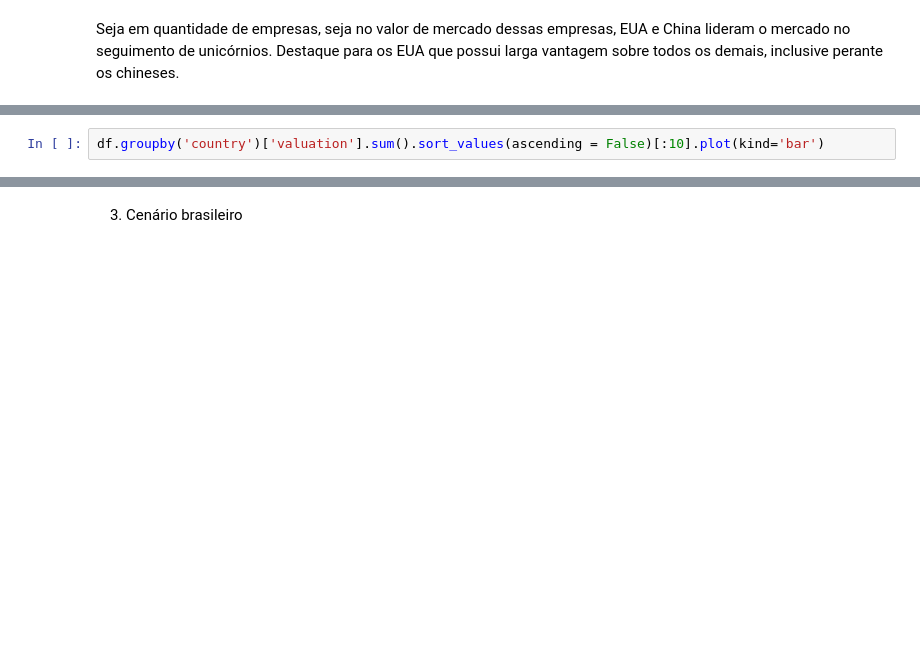
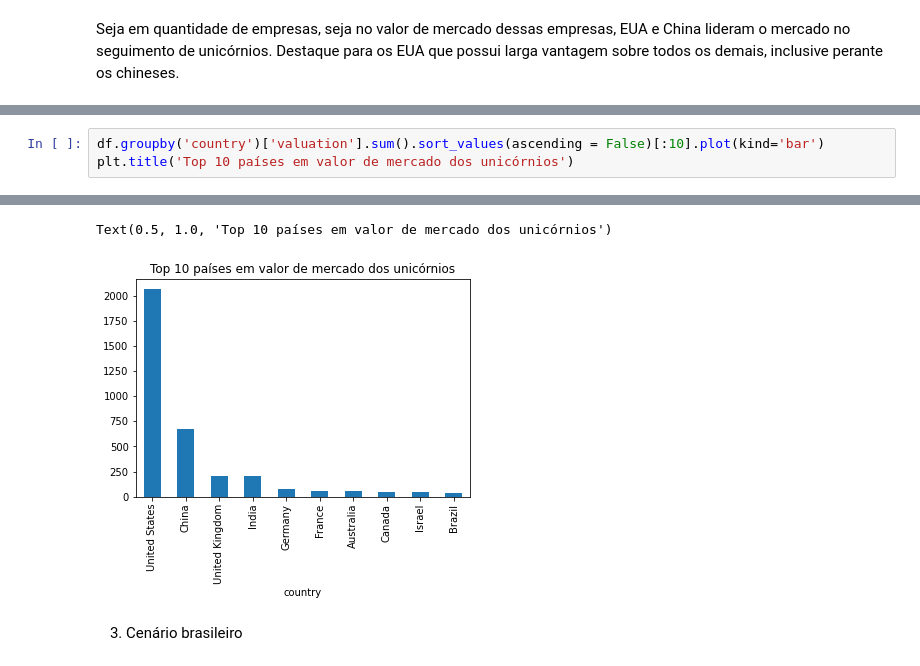
Before and after one commit to ClaudioJuniior/Startups, a Jupyter notebook: StartUps_project.ipynb, the cells around one changed output, grey strips where cells are left out. Saved outputs shown, nothing was run; the diff lists cells and outputs as text; blank space fills up the shorter version.

```diff
--- a/StartUps_project.ipynb
+++ b/StartUps_project.ipynb
@@ -462,3 +467,4 @@ df['country'].value_counts()[:10].plot.bar()
 # %%
 df.groupby('country')['valuation'].sum().sort_values(ascending = False)[:10].plot(kind='bar')
+plt.title('Top 10 países em valor de mercado dos unicórnios')
 # %% [output]
@@ -466,3 +471,5 @@ df.groupby('country')['valuation'].sum().sort_values(ascending = False)[:10].plo
+Text(0.5, 1.0, 'Top 10 países em valor de mercado dos unicórnios')
+[figure, added]
 # %% [markdown]
 3. Cenário brasileiro
 # %% [markdown]
```
Also changed, not shown: parts of 13 cells of this notebook.
